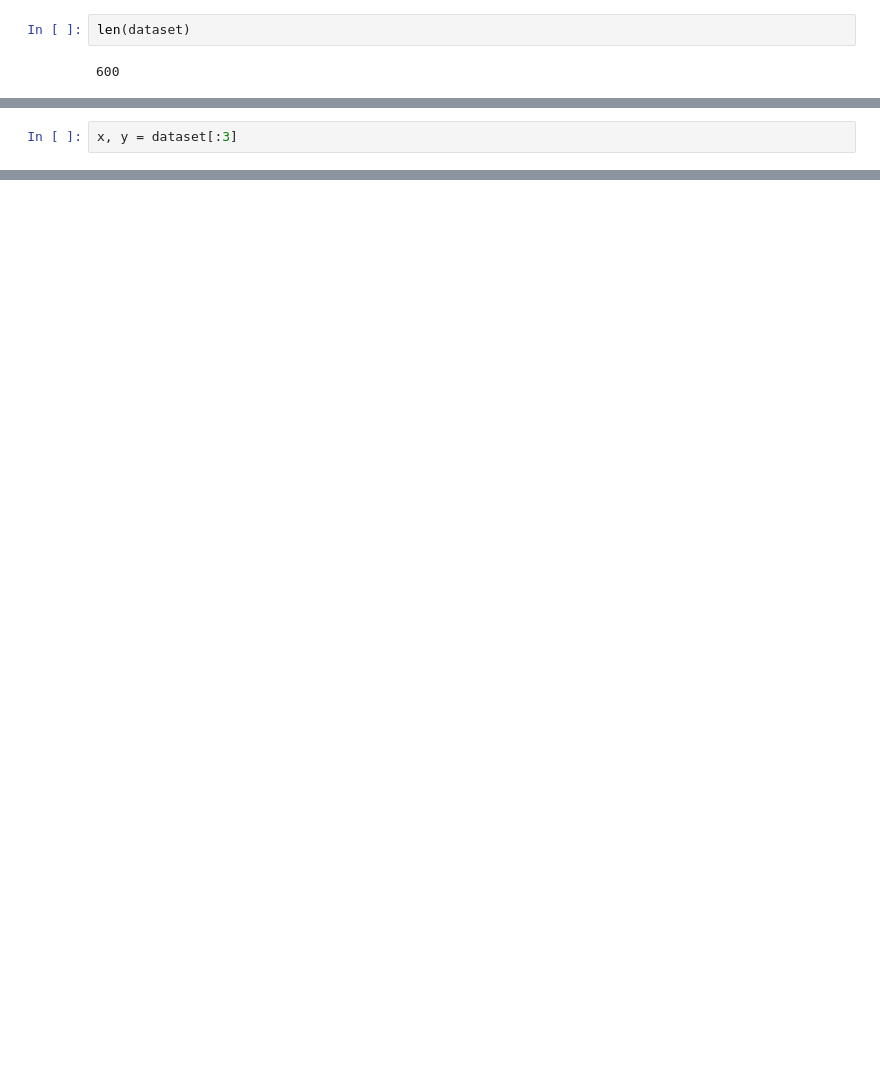
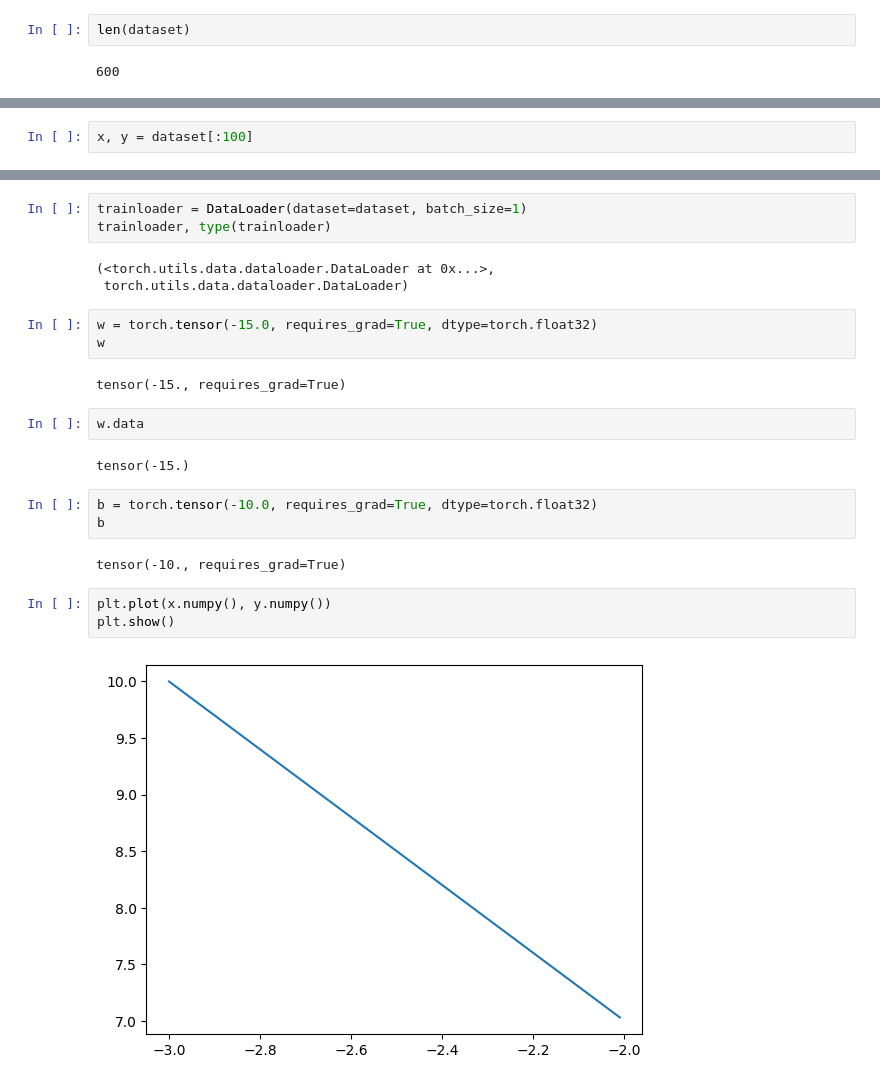
Before and after one commit to Brinkley97/tutorial-coding_languages_and_libraries, a Jupyter notebook: py_torch/random_code.ipynb, the cells around one changed output, grey strips where cells are left out. Cells and saved outputs as stored; diff of their text form; blank space fills up the shorter version.

Commit message:
creating new plots

```diff
--- a/py_torch/random_code.ipynb
+++ b/py_torch/random_code.ipynb
@@ -143,5 +139,5 @@ tensor([10.])
 # %%
-x, y = dataset[:3]
+x, y = dataset[:100]
 # %%
 x
 # %% [output]
@@ -156,0 +181,25 @@ tensor([[10.0000],
+# %%
+trainloader = DataLoader(dataset=dataset, batch_size=1)
+trainloader, type(trainloader)
+# %% [output]
+(<torch.utils.data.dataloader.DataLoader at 0x...>,
+ torch.utils.data.dataloader.DataLoader)
+# %%
+w = torch.tensor(-15.0, requires_grad=True, dtype=torch.float32)
+w
+# %% [output]
+tensor(-15., requires_grad=True)
+# %%
+w.data
+# %% [output]
+tensor(-15.)
+# %%
+b = torch.tensor(-10.0, requires_grad=True, dtype=torch.float32)
+b
+# %% [output]
+tensor(-10., requires_grad=True)
+# %%
+plt.plot(x.numpy(), y.numpy())
+plt.show()
+# %% [output]
+[figure, added]
```
Also changed, not shown: parts of 24 cells of this notebook, 3 other files.
